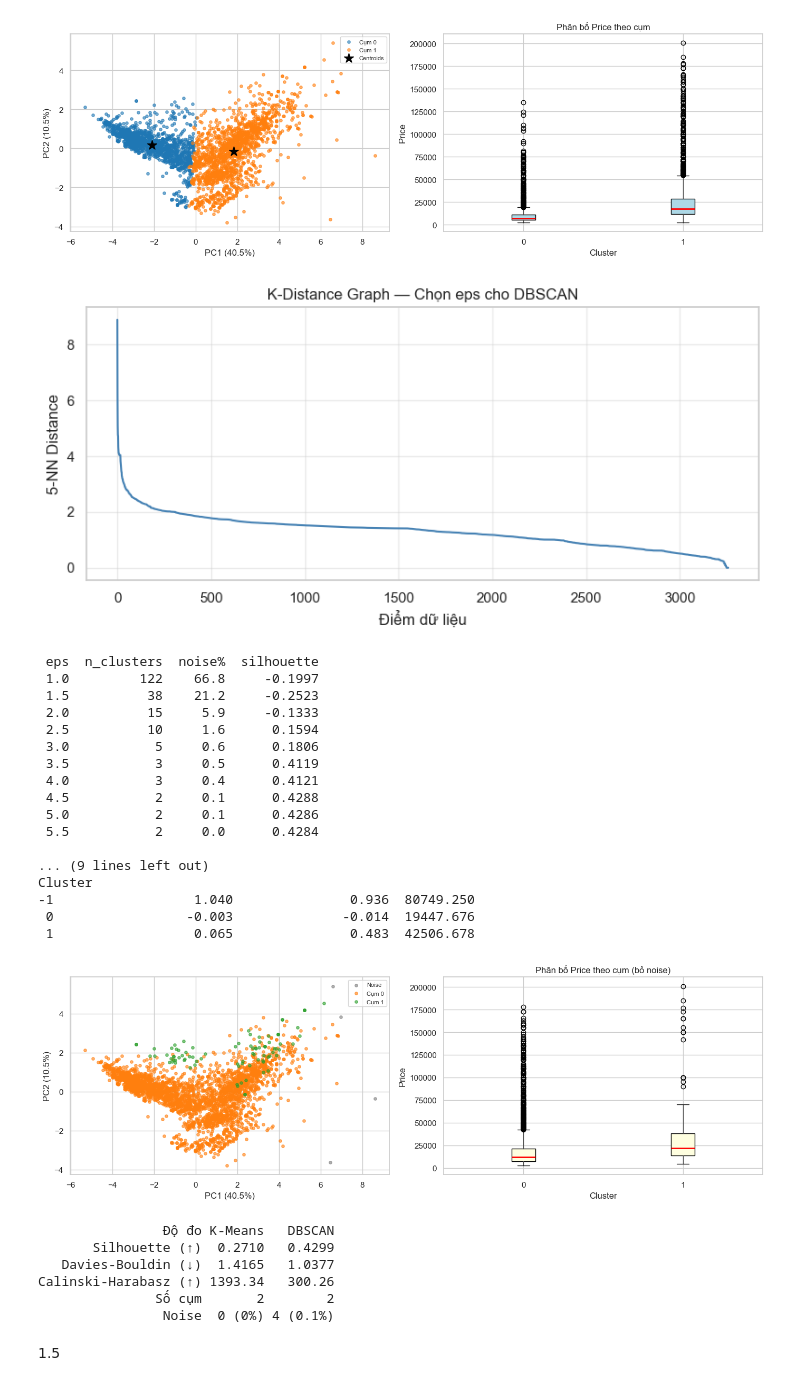
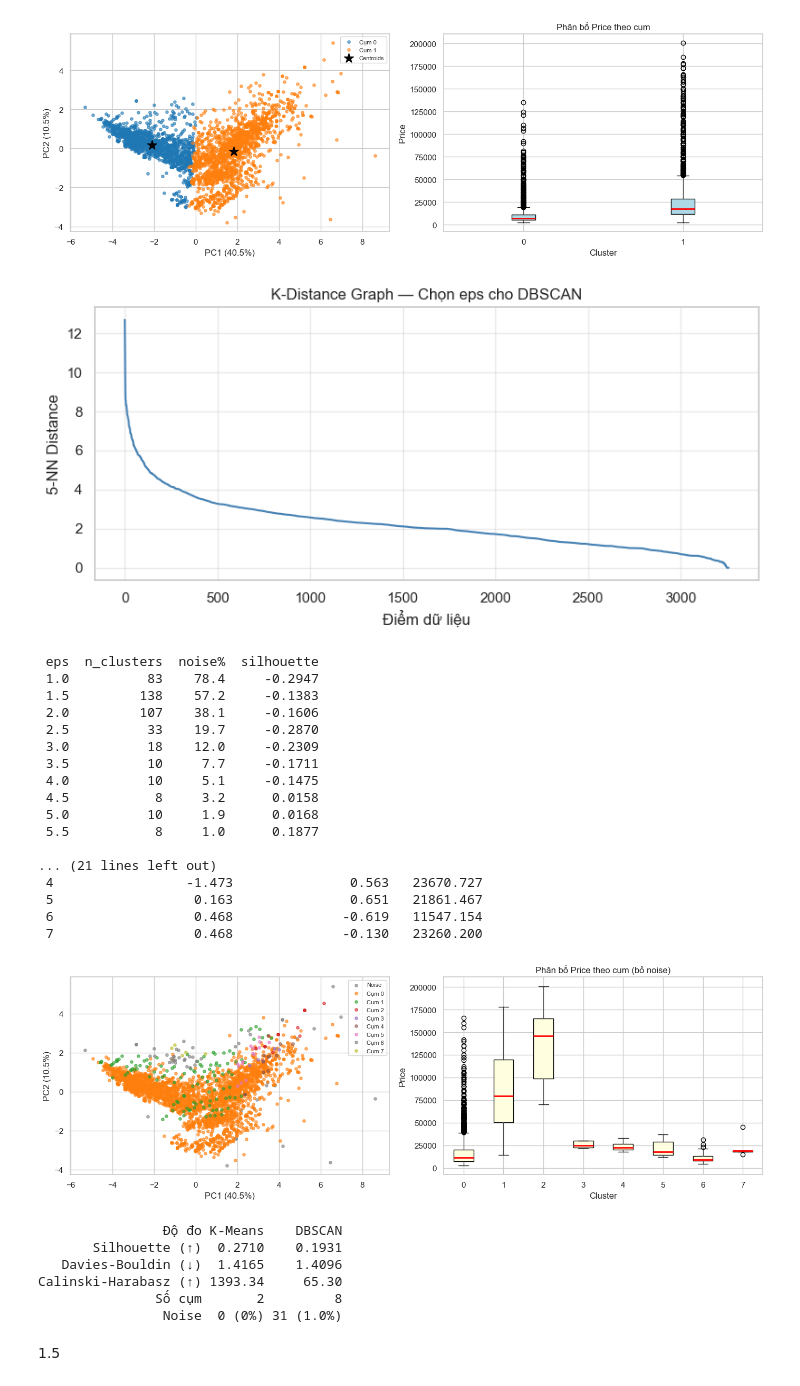
Before and after one commit to grst0610/Machine-learning, a Jupyter notebook: project.ipynb, the cells around one changed output. Saved outputs shown, nothing was run; the diff lists cells and outputs as text; code cells hidden in the pictures.

```diff
--- a/project.ipynb
+++ b/project.ipynb
@@ -450,11 +450,10 @@ cv_scores_std  = []
 kf = KFold(n_splits=5, shuffle=True, random_state=42)
 
 for k in k_range:
-    knn_cv = KNeighborsRegressor(n_neighbors=k)
+    knn_cv = KNeighborsRegressor(n_neighbors=k, metric='manhattan')
     scores = cross_val_score(knn_cv, X, y, cv=kf, scoring='r2')
     cv_scores_mean.append(scores.mean())
     cv_scores_std.append(scores.std())
-
 best_k = k_range[np.argmax(cv_scores_mean)]
 best_r2 = max(cv_scores_mean)
 print(f"K tốt nhất (theo 5-Fold CV): k = {best_k}  |  R² trung bình = {best_r2:.4f}")
@@ -485,7 +484,7 @@ print(f"\nSố chiều PCA (1/3 gốc): {n_reduced}")
 splits = [0.2, 0.3, 0.4]
 models = {
     "Linear Regression": LinearRegression(),
-    f"KNN (k={best_k})": KNeighborsRegressor(n_neighbors=best_k)
+    f"KNN (k={best_k})": KNeighborsRegressor(n_neighbors=best_k, metric='manhattan')
 }
 
 saved_results = {}
@@ -827,7 +826,7 @@ Cluster
 # %%
 # K-distance graph để chọn eps cho DBSCAN
 MIN_SAMPLES = 5
-dist, _ = NearestNeighbors(n_neighbors=MIN_SAMPLES).fit(X).kneighbors(X)
+dist, _ = NearestNeighbors(n_neighbors=MIN_SAMPLES,  metric='manhattan').fit(X).kneighbors(X)
 plt.figure(figsize=(8, 4))
 plt.plot(np.sort(dist[:, -1])[::-1], color='steelblue')
 plt.xlabel('Điểm dữ liệu'); plt.ylabel(f'{MIN_SAMPLES}-NN Distance')
@@ -837,7 +836,7 @@ plt.grid(True, alpha=0.4); plt.tight_layout(); plt.show()
 # Grid search eps để tìm cấu hình DBSCAN tốt nhất
 best_eps, best_sil_db, best_db_labels, rows = None, -1, None, []
 for eps in np.arange(1.0, 6.0, 0.5):
-    lbl = DBSCAN(eps=eps, min_samples=MIN_SAMPLES).fit_predict(X)
+    lbl = DBSCAN(eps=eps, min_samples=MIN_SAMPLES,  metric='manhattan').fit_predict(X)
     n_c = len(set(lbl)) - (1 if -1 in lbl else 0)
     if n_c < 2: continue
     sil = silhouette_score(X, lbl)
@@ -869,56 +868,56 @@ for lbl in n_labels:
     m = best_db_labels == lbl
     ax1.scatter(X_2d[m, 0], X_2d[m, 1], s=15, alpha=0.6, color=color_map[lbl],
                 label='Noise' if lbl == -1 else f'Cụm {lbl}')
 ax1.set_xlabel(f'PC1 ({pca2.explained_variance_ratio_[0]*100:.1f}%)')
 ax1.set_ylabel(f'PC2 ({pca2.explained_variance_ratio_[1]*100:.1f}%)')
 ax1.legend(fontsize=8)
 df_db[df_db['Cluster'] != -1].boxplot(
     column='Price', by='Cluster', ax=ax2,
     boxprops=dict(facecolor='lightyellow'),
     medianprops=dict(color='red', linewidth=2), patch_artist=True)
 ax2.set_title('Phân bố Price theo cụm (bỏ noise)'); ax2.set_xlabel('Cluster'); ax2.set_ylabel('Price')
 plt.suptitle(''); plt.tight_layout(); plt.show()
 
 # Bảng so sánh tổng hợp K-Means vs DBSCAN
 km_s = [silhouette_score(X, km_labels),
         davies_bouldin_score(X, km_labels),
         calinski_harabasz_score(X, km_labels)]
 db_s = [silhouette_score(X[mask_valid], best_db_labels[mask_valid]),
         davies_bouldin_score(X[mask_valid], best_db_labels[mask_valid]),
         calinski_harabasz_score(X[mask_valid], best_db_labels[mask_valid])]
 
 print(pd.DataFrame({
     'Độ đo':   ['Silhouette (↑)', 'Davies-Bouldin (↓)', 'Calinski-Harabasz (↑)', 'Số cụm', 'Noise'],
     'K-Means': [f'{km_s[0]:.4f}', f'{km_s[1]:.4f}', f'{km_s[2]:.2f}', best_k, '0 (0%)'],
     'DBSCAN':  [f'{db_s[0]:.4f}', f'{db_s[1]:.4f}', f'{db_s[2]:.2f}',
                 n_clusters_db, f'{noise_count} ({noise_count/len(best_db_labels)*100:.1f}%)'],
 }).to_string(index=False))
 # %% [output]
-[figure, old version]
+[figure, new version]
  eps  n_clusters  noise%  silhouette
- 1.0         122    66.8     -0.1997
- 1.5          38    21.2     -0.2523
- 2.0          15     5.9     -0.1333
- 2.5          10     1.6      0.1594
- 3.0           5     0.6      0.1806
- 3.5           3     0.5      0.4119
- 4.0           3     0.4      0.4121
- 4.5           2     0.1      0.4288
- 5.0           2     0.1      0.4286
- 5.5           2     0.0      0.4284
+ 1.0          83    78.4     -0.2947
+ 1.5         138    57.2     -0.1383
+ 2.0         107    38.1     -0.1606
+ 2.5          33    19.7     -0.2870
+ 3.0          18    12.0     -0.2309
+ 3.5          10     7.7     -0.1711
+ 4.0          10     5.1     -0.1475
+ 4.5           8     3.2      0.0158
+ 5.0          10     1.9      0.0168
+ 5.5           8     1.0      0.1877
 
-... (9 lines left out)
-Cluster
--1                  1.040               0.936  80749.250
- 0                 -0.003              -0.014  19447.676
- 1                  0.065               0.483  42506.678
+... (21 lines left out)
+ 4                 -1.473               0.563   23670.727
+ 5                  0.163               0.651   21861.467
+ 6                  0.468              -0.619   11547.154
+ 7                  0.468              -0.130   23260.200
-[figure, old version]
+[figure, new version]
-                Độ đo K-Means   DBSCAN
-       Silhouette (↑)  0.2710   0.4299
-   Davies-Bouldin (↓)  1.4165   1.0377
-Calinski-Harabasz (↑) 1393.34   300.26
-               Số cụm       2        2
-                Noise  0 (0%) 4 (0.1%)
+                Độ đo K-Means    DBSCAN
+       Silhouette (↑)  0.2710    0.1931
+   Davies-Bouldin (↓)  1.4165    1.4096
+Calinski-Harabasz (↑) 1393.34     65.30
+               Số cụm       2         8
+                Noise  0 (0%) 31 (1.0%)
 # %% [markdown]
 1.5
 # %%
```
Also changed, not shown: parts of 4 cells of this notebook.
